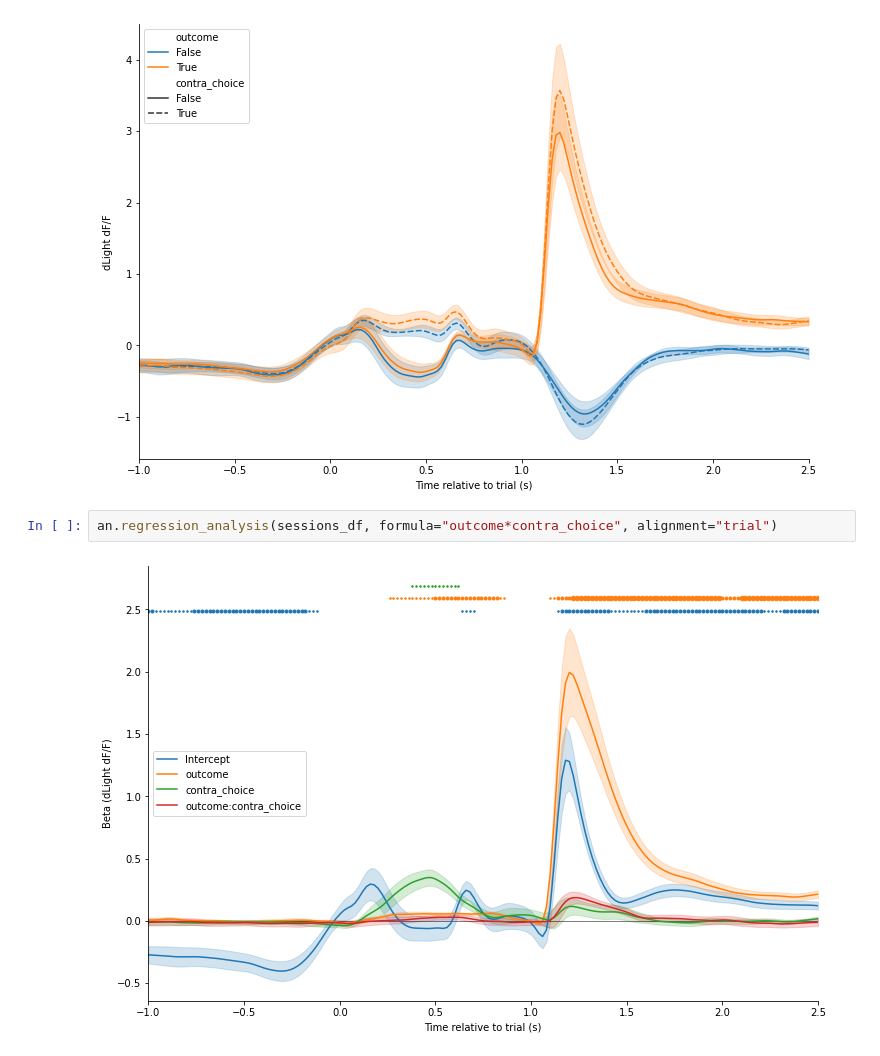
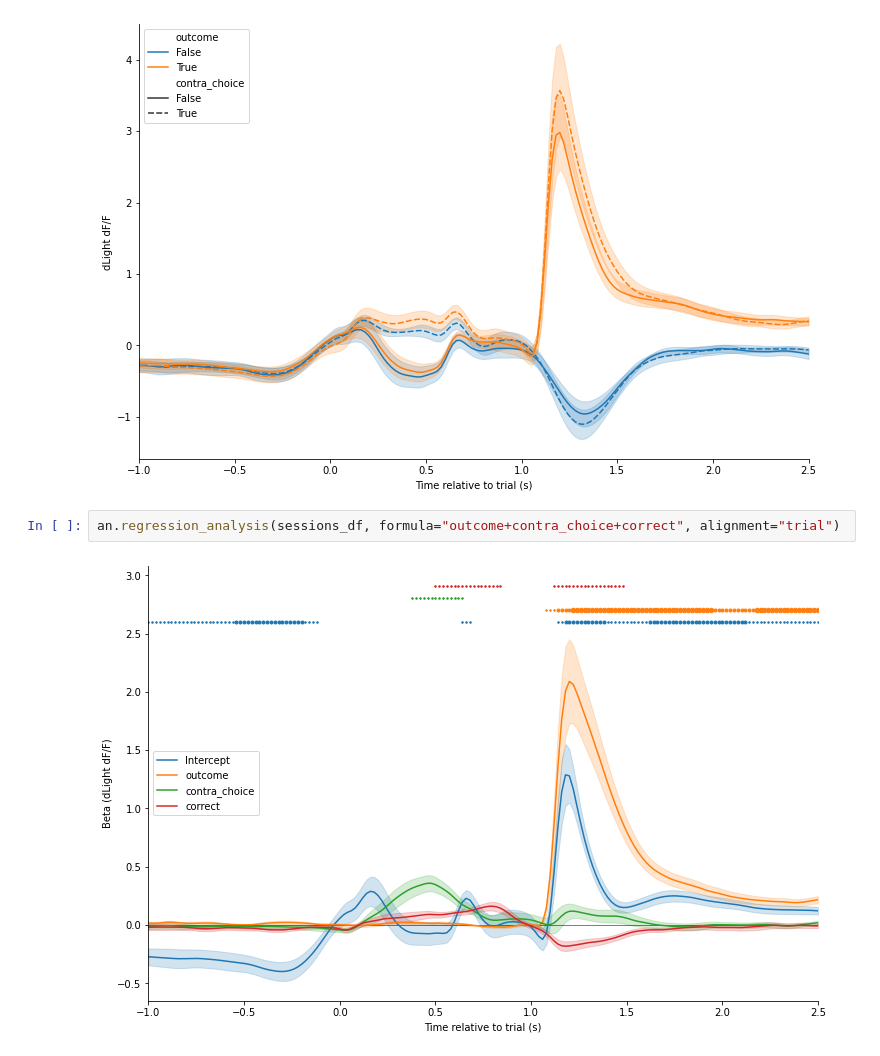
Before and after one commit to cognitive-circuits/photometry_analysis, a Jupyter notebook: photometry_analysis.ipynb, the cells around one changed output. Saved outputs shown, nothing was run; the diff lists cells and outputs as text.

```diff
--- a/photometry_analysis.ipynb
+++ b/photometry_analysis.ipynb
@@ -55,6 +176,6 @@ an.plot_response(sessions_df, alignment="trial", hue="outcome", style="contra_ch
 # %% [output]
 [figure]
 # %%
-an.regression_analysis(sessions_df, formula="outcome*contra_choice", alignment="trial")
+an.regression_analysis(sessions_df, formula="outcome+contra_choice+correct", alignment="trial")
 # %% [output]
-[figure, old version]
+[figure, new version]
```
Also changed, not shown: parts of 15 cells of this notebook, 4 other files.
